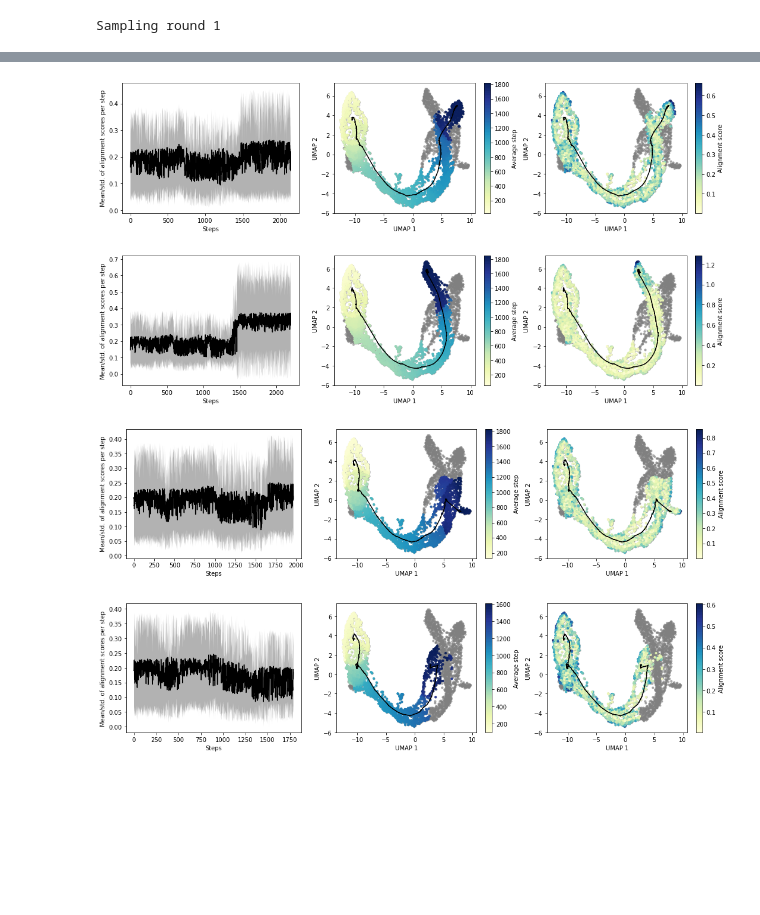
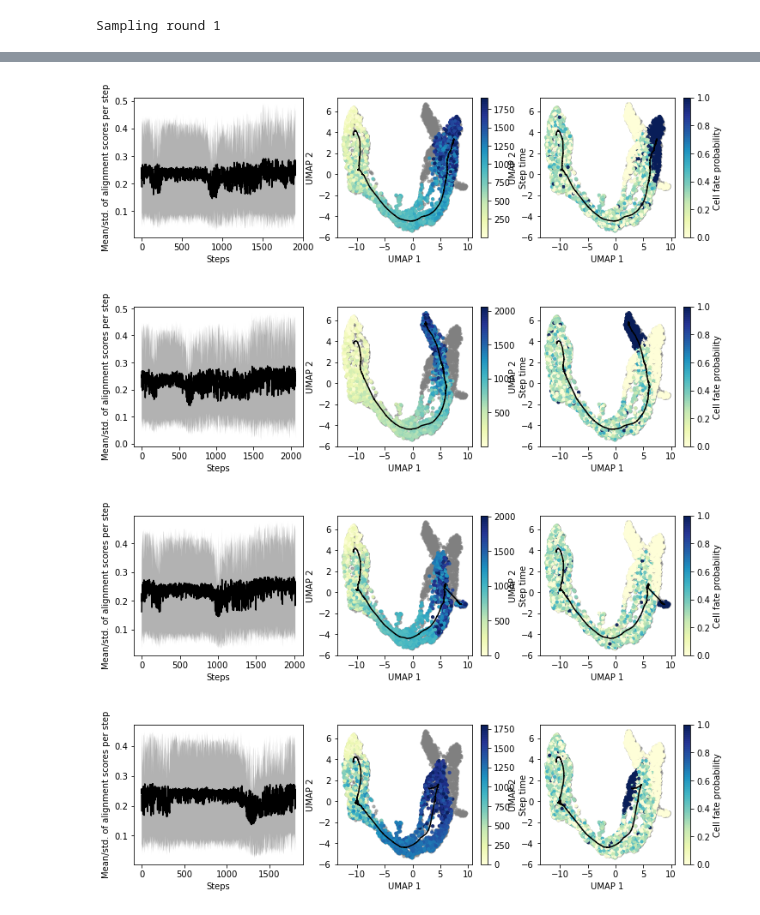
Before and after one commit to aron0093/cytopath-notebooks, a Jupyter notebook: cytopath_analysis_pancreatic_endocinogenesis.ipynb, the cells around one changed output, grey strips where cells are left out. Drawn from its saved outputs; the diff is of its cells as text; code cells hidden in the pictures; blank space fills up the shorter version.

Commit message:
Updated notebook to current cytopath version

```diff
--- a/cytopath_analysis_pancreatic_endocinogenesis.ipynb
+++ b/cytopath_analysis_pancreatic_endocinogenesis.ipynb
@@ -56,12 +64,9 @@ computing velocity embedding
 # %%
 # Define clustering that will be used as input (based on velocity patterns and biological idenitity)
-adata.obs['custom_clustering'] = adata.obs.louvain.values.astype(str)
+adata.obs['custom_clustering'] = adata.obs.clusters.values.astype(str)
 
-adata.obs.loc[adata.obs.louvain == '1', 'custom_clustering'] = 'root'
-adata.obs.loc[adata.obs.louvain == '9', 'custom_clustering'] = 'Epsilon'
-adata.obs.loc[adata.obs.louvain == '7', 'custom_clustering'] = 'Beta'
-adata.obs.loc[adata.obs.louvain == '6', 'custom_clustering'] = 'Alpha'
-adata.obs.loc[adata.obs.louvain == '10', 'custom_clustering'] = 'Delta'
+adata.obs.loc[adata.obs.louvain == '2', 'custom_clustering'] = 'root'
+adata.obs.loc[(adata.obs.louvain != '6') & (adata.obs.clusters == 'Beta'), 'custom_clustering'] = 'Pre-endocrine II'
 
 cytopath.scvelo.pl.umap(adata, color='custom_clustering')
 # %% [output]
@@ -106,9 +105,8 @@ Computing alignment score of cells in trajectory neighborhood w.r.t. trajectorie
 # %%
 # Plot allignment and trajectories
-cytopath.plot_alignment(adata, directory='', basis='umap', smoothing=False, size=10, figsize=(18,4),
-                        name="cells_along_trajectories_each_step")
+cytopath.plot_trajectories(adata, directory='', basis='umap')
 # %% [output]
-[figure, old version]
+[figure, new version]
-[figure, old version]
+[figure, new version]
-[figure, old version]
+[figure, new version]
-[figure, old version]
+[figure, new version]
```
Also changed, not shown: parts of 14 cells of this notebook.
